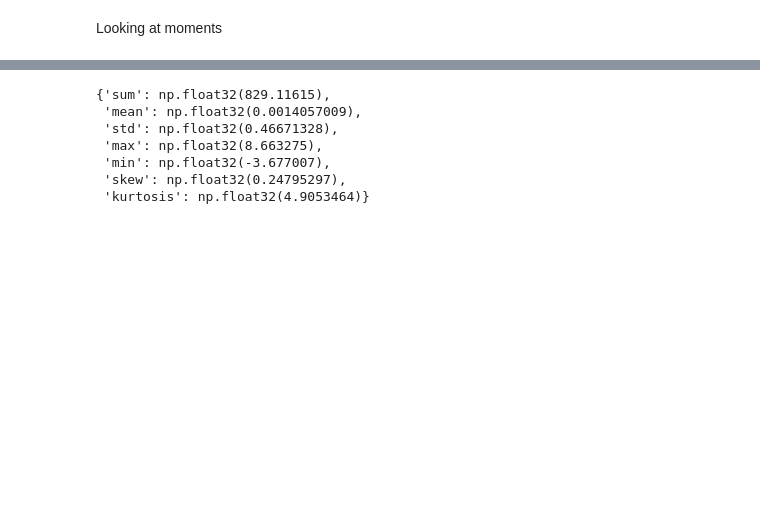
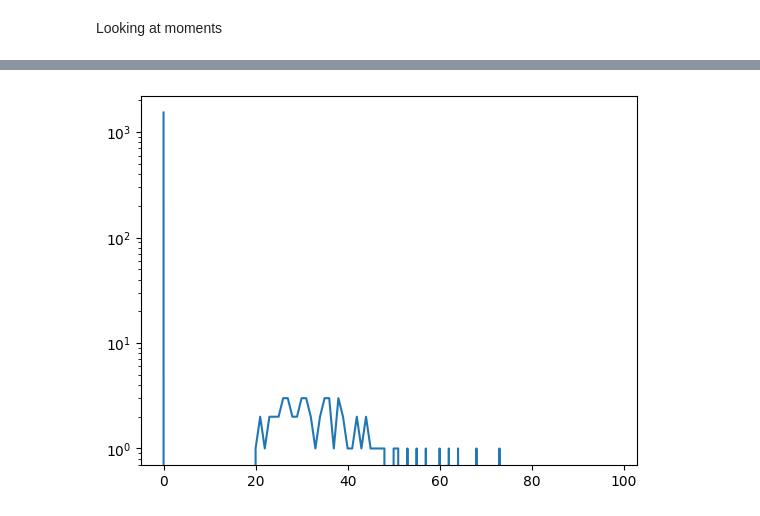
Before and after one commit to angerami/transformer-analysis, a Jupyter notebook: plot_book.ipynb, the cells around one changed output, grey strips where cells are left out. Saved outputs shown, nothing was run; the diff lists cells and outputs as text; code cells hidden in the pictures; blank space fills up the shorter version.

```diff
--- a/plot_book.ipynb
+++ b/plot_book.ipynb
@@ -64,13 +45,9 @@ hb[0,0].stats()
 # %%
-hb[0,1].stats()
+counts, bins = np.histogram(hb[5,1].histograms['SVD'], bins=np.linspace(0,10,100))
+plt.plot(counts)
+plt.yscale('log')
 # %% [output]
-{'sum': np.float32(829.11615),
- 'mean': np.float32(0.0014057009),
- 'std': np.float32(0.46671328),
- 'max': np.float32(8.663275),
- 'min': np.float32(-3.677007),
- 'skew': np.float32(0.24795297),
- 'kurtosis': np.float32(4.9053464)}
+[figure, added]
 # %%
 import numpy as np
 import matplotlib.pyplot as plt
```
Also changed, not shown: parts of 17 cells of this notebook, 4 other files.
